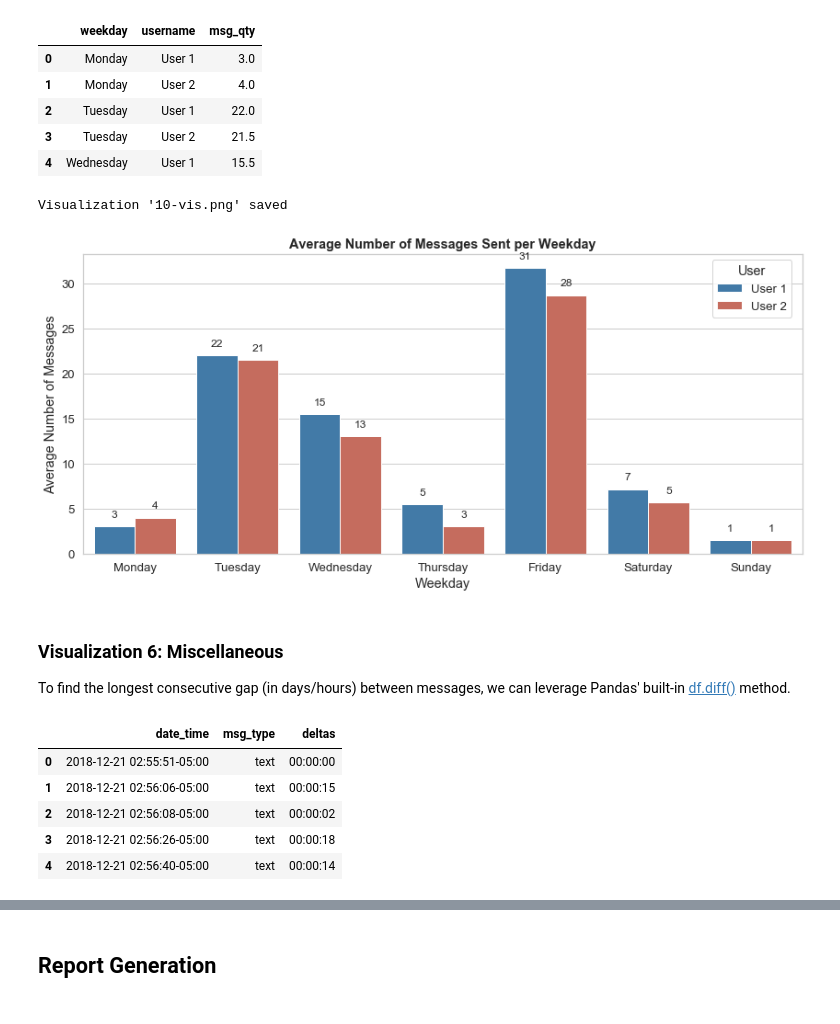
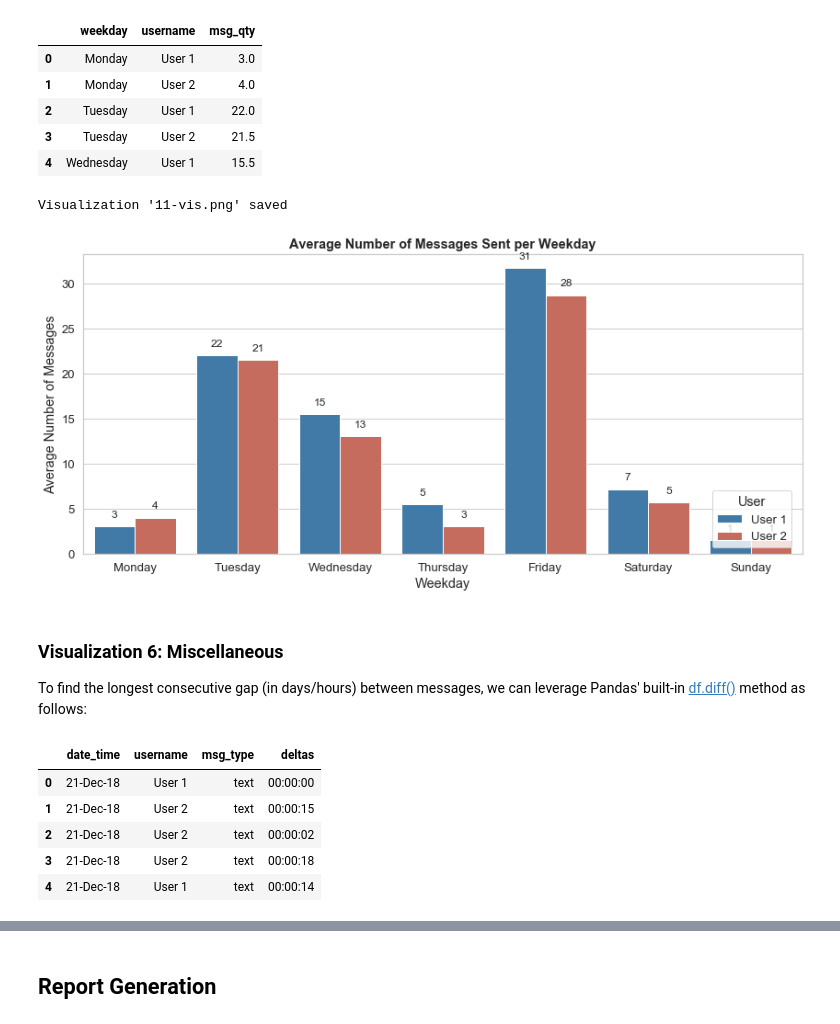
Before and after one commit to shenal-siri/WhatsApp-Chat-Viz, a Jupyter notebook: Chat-History-Prototyping.ipynb, the cells around one changed output, grey strips where cells are left out. Cells and saved outputs as stored; diff of their text form; code cells hidden in the pictures.

```diff
--- a/Chat-History-Prototyping.ipynb
+++ b/Chat-History-Prototyping.ipynb
@@ -169,7 +169,10 @@ Let's leverage Python's `datetime` module to convert our date_time column from a
 # %%
 LOCAL_TIMEZONE = timezone('America/Toronto')
+TARGET_TIMEZONE = timezone('America/Toronto')
 # %%
-messages['date_time'] = pd.to_datetime(messages['date_time'], format='%Y-%m-%d, %I:%M:%S %p', errors='coerce').dt.tz_localize(LOCAL_TIMEZONE)
+messages['date_time'] = pd.to_datetime(messages['date_time'],
+                                       format='%Y-%m-%d, %I:%M:%S %p',
+                                       errors='coerce').dt.tz_localize(LOCAL_TIMEZONE).dt.tz_convert(TARGET_TIMEZONE)
 messages.head()
 # %% [output]
 |  | text_raw | date_time | username |
@@ -766,12 +763,13 @@ vis_timeseries_10_day.head()
 [This post](https://stackoverflow.com/questions/43214978/seaborn-barplot-displaying-values) outlines an optional plotting function which allows bar plot values to be included (works on both horizontal and vertical bar plots).
 # %%
 # Optional plotting function to annotate barplot with bar values
-def show_values_on_bars(axs, h_v="v", space=0.4):
+def show_values_on_bars(axs, h_v="v", space=0.4, custom_values=[]):
     """
-    Input:     axs:      Matplotlib axis object
-               h_v:      Whether the barplot is horizontal or vertical.
-                         "h" represents the horizontal barplot, "v" represents the vertical barplot.
-               space:    The space between value text and the top edge of the bar. Only works for horizontal mode.
+    Input:     axs:           Matplotlib axis object
+               h_v:           Whether the barplot is horizontal or vertical.
+                                  "h" represents the horizontal barplot, "v" represents the vertical barplot.
+               space:         The space between value text and the top edge of the bar. Only works for horizontal mode.
+               custom_values: List of values to be displayed. Defaults to bar y-value if none provided.
 
     Output:    ax.text(): Annotates figure at the calculated x and y co-ordinates with the bar value
     """
@@ -780,17 +778,33 @@ def show_values_on_bars(axs, h_v="v", space=0.4):
     align_factor = 0.6
 
     def _show_on_single_plot(ax):
+
+        use_custom = False
+        if len(custom_values) != 0:
+            use_custom = True
+
         if h_v == "v":
-            for p in ax.patches:
+            for i,p in enumerate(ax.patches):
                 _x = p.get_x() + p.get_width() / 2
                 _y = p.get_y() + p.get_height() + float(space)
-                value = int(p.get_height())
+
+                if use_custom:
+                    value = custom_values[i]
+                else:
+                    value = int(p.get_height())
+
                 ax.text(_x, _y, value, ha="center", fontsize="small")
+
         elif h_v == "h":
-            for p in ax.patches:
+            for i,p in enumerate(ax.patches):
                 _x = p.get_x() + p.get_width() + float(space)
                 _y = p.get_y() + p.get_height() * align_factor
-                value = int(p.get_width())
+
+                if use_custom:
+                    value = custom_values[i]
+                else:
+                    value = int(p.get_width())
+
                 ax.text(_x, _y, value, ha="center", fontsize="small")
 
     if isinstance(axs, np.ndarray):
@@ -1605,48 +1639,51 @@ vis_timeseries_week.head()
 # %%
 # Define plot style, palette and font scaling
 sns.set_style('whitegrid')
 sns.set_palette(PALETTE_PAIR)
 sns.set_context("notebook", font_scale=1.2, rc={"lines.linewidth": 1.5})
 
 # Plot grouped barplots
 fig, ax = plt.subplots(figsize=(14, 6))
 ax = sns.barplot(data=vis_timeseries_week, x='weekday', y="msg_qty", hue="username")
 
 # Use custom function to add values on top of bars, with specified spacing
 show_values_on_bars(ax, "v", 1)
 
 # Formatting axes elements and titles
 ax.set_title("Average Number of Messages Sent per Weekday", weight="bold")
 ax.set_xlabel("Weekday")
 ax.set_ylabel("Average Number of Messages")
-lgd = ax.legend(title="User", bbox_to_anchor=(0.994, 1), loc="upper right")
+lgd = ax.legend(title="User", bbox_to_anchor=(0.994, 0), loc="lower right")
 
 # Save plot as png for reporting
 vis_handler.save_vis()
 
 #pngpath = os.path.join("png-for-report", "vis-0502-barplot-avg-weekday.png")
 #plt.savefig(pngpath, bbox_extra_artists=(lgd,), bbox_inches='tight')
 
 #vis_paths.append(pngpath)
 #fig_list.append(plt.gcf())
 # %% [output]
-Visualization '10-vis.png' saved
+Visualization '11-vis.png' saved
-[figure, old version]
+[figure, new version]
 # %% [markdown]
 ### Visualization 6: Miscellaneous
-To find the longest consecutive gap (in days/hours) between messages, we can leverage Pandas' built-in [df.diff()](https://pandas.pydata.org/pandas-docs/stable/reference/api/pandas.DataFrame.diff.html) method.
+To find the longest consecutive gap (in days/hours) between messages, we can leverage Pandas' built-in [df.diff()](https://pandas.pydata.org/pandas-docs/stable/reference/api/pandas.DataFrame.diff.html) method as follows:
 # %%
 # Extract non-aggregated datetime and message type fields directly from 'messages' dataframe
-timeseries_deltas = pd.DataFrame(messages[['date_time', 'msg_type']])
+timeseries_deltas = pd.DataFrame(messages[['date_time', 'username', 'msg_type']])
 
 # Calculate time deltas
 timeseries_deltas['deltas'] = timeseries_deltas['date_time'].diff().fillna(pd.Timedelta(seconds=0))
 
+# Format date_time
+timeseries_deltas['date_time'] = timeseries_deltas['date_time'].apply(lambda x: x.strftime("%d-%b-%y"))
+
 timeseries_deltas.head()
 # %% [output]
-|  | date_time | msg_type | deltas |
-| 0 | 2018-12-21 02:55:51-05:00 | text | 00:00:00 |
-| 1 | 2018-12-21 02:56:06-05:00 | text | 00:00:15 |
-| 2 | 2018-12-21 02:56:08-05:00 | text | 00:00:02 |
-| 3 | 2018-12-21 02:56:26-05:00 | text | 00:00:18 |
-| 4 | 2018-12-21 02:56:40-05:00 | text | 00:00:14 |
+|  | date_time | username | msg_type | deltas |
+| 0 | 21-Dec-18 | User 1 | text | 00:00:00 |
+| 1 | 21-Dec-18 | User 2 | text | 00:00:15 |
+| 2 | 21-Dec-18 | User 2 | text | 00:00:02 |
+| 3 | 21-Dec-18 | User 2 | text | 00:00:18 |
+| 4 | 21-Dec-18 | User 1 | text | 00:00:14 |
```
Also changed, not shown: parts of 18 cells of this notebook, 11 other files.
